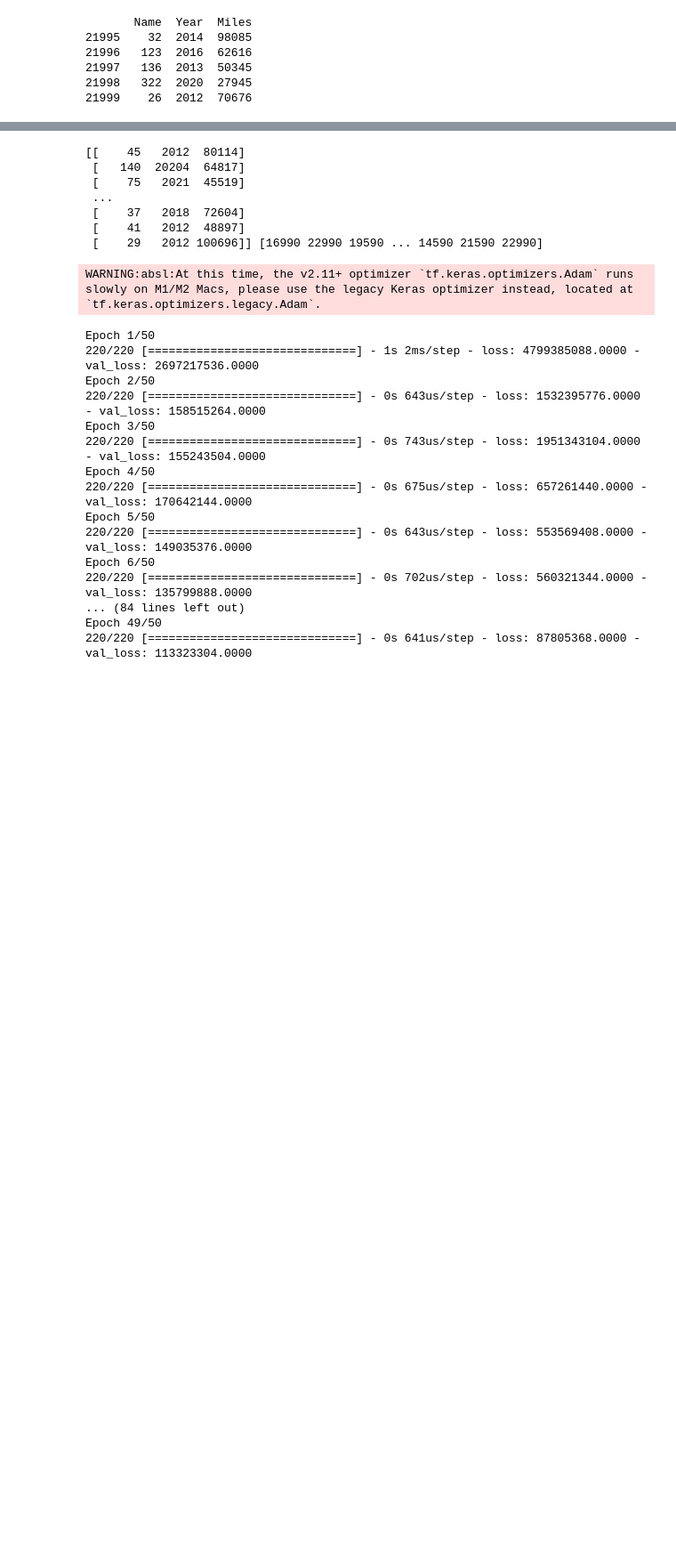
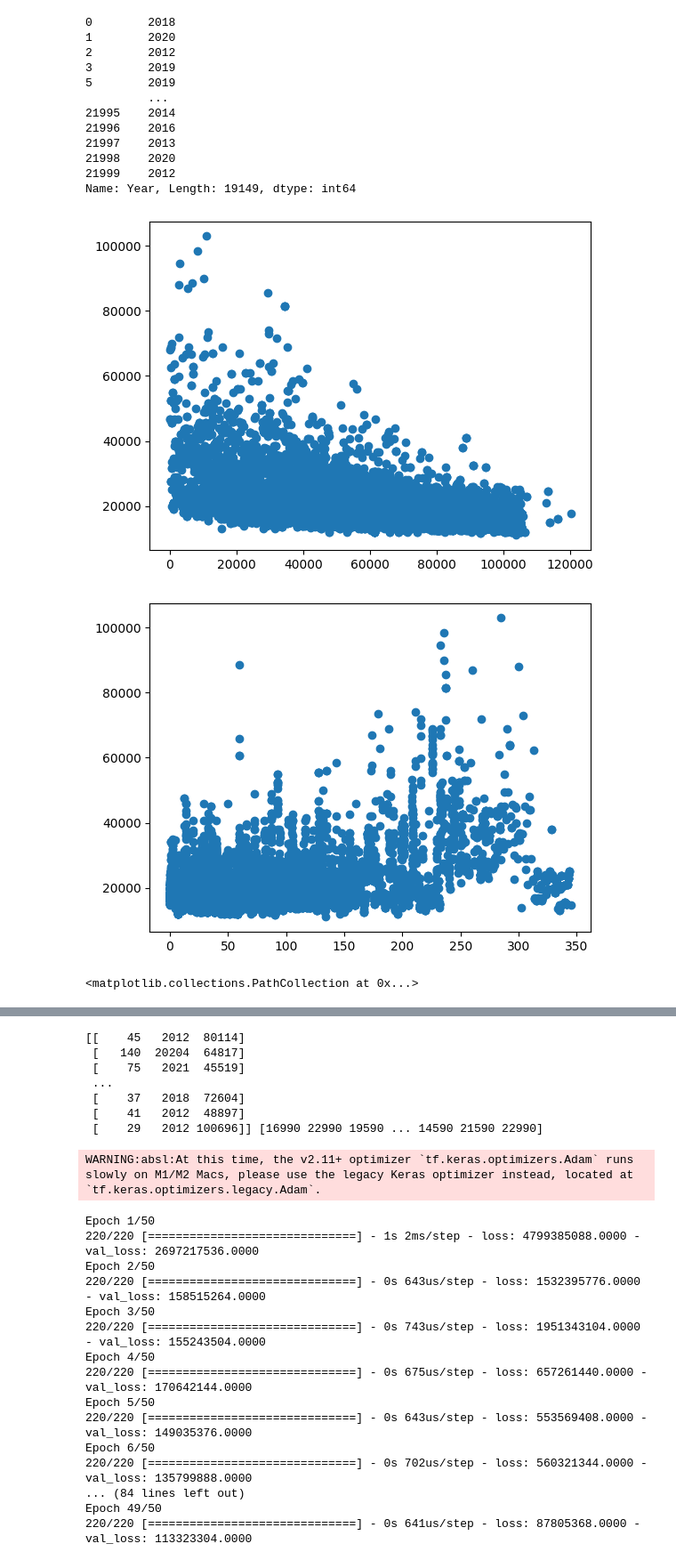
Before and after one commit to MDP-1/ML_CW2, a Jupyter notebook: Regression.ipynb, the cells around one changed output, grey strips where cells are left out. Shown: that part at 89% size. Cells and saved outputs as stored; diff of their text form; code cells hidden in the pictures; blank space fills up the shorter version.

```diff
--- a/Regression.ipynb
+++ b/Regression.ipynb
@@ -8,25 +8,45 @@ from sklearn.model_selection import train_test_split
 data_path = "/Users/michaelpatsais/Documents/Uni_work/machine_learning/Data/carvana.csv"
 df = pd.read_csv(data_path)
 # %%
+
+
+# ear data is messed up on some lines,
+for i, date in enumerate(df["Year"]):
+    if len(str(date)) != 4:
+        # print(i, date)
+        df.drop(i, axis = 0, inplace=True)
+
+# need to turn car names into numeric data, y
+car_names = df["Name"].unique()
+car_map = {name : i for i, name in enumerate(car_names)}
+
+df["Name"] = df["Name"].map(car_map)
+# print(features.tail())
+print(df["Year"])
+
 # Cleaning data
 features = df.drop("Price", axis = 1)
 labels = df["Price"]
-
-# ear data is messed up on some lines,
-for i, date in enumerate(features["Year"]):
-    if date != 4:
-        features.drop(features.index[i])
-
-# need to turn car names into numeric data, y
-car_names = features["Name"].unique()
-car_map = {name : i for i, name in enumerate(car_names)}
-
-features["Name"] = features["Name"].map(car_map)
-print(features.tail())
 # %% [output]
-       Name  Year  Miles
-21995    32  2014  98085
-21996   123  2016  62616
-21997   136  2013  50345
-21998   322  2020  27945
-21999    26  2012  70676
+0        2018
+1        2020
+2        2012
+3        2019
+5        2019
+         ...
+21995    2014
+21996    2016
+21997    2013
+21998    2020
+21999    2012
+Name: Year, Length: 19149, dtype: int64
+# %%
+plt.scatter(features["Miles"], labels)
+plt.show()
+plt.scatter(features["Name"], labels)
+plt.show()
+plt.scatter(features["Year"], labels)
+# %% [output]
+[figure, added]
+[figure, added]
+<matplotlib.collections.PathCollection at 0x...>
```
Also changed, not shown: parts of 1 cell of this notebook, 1 other file.
